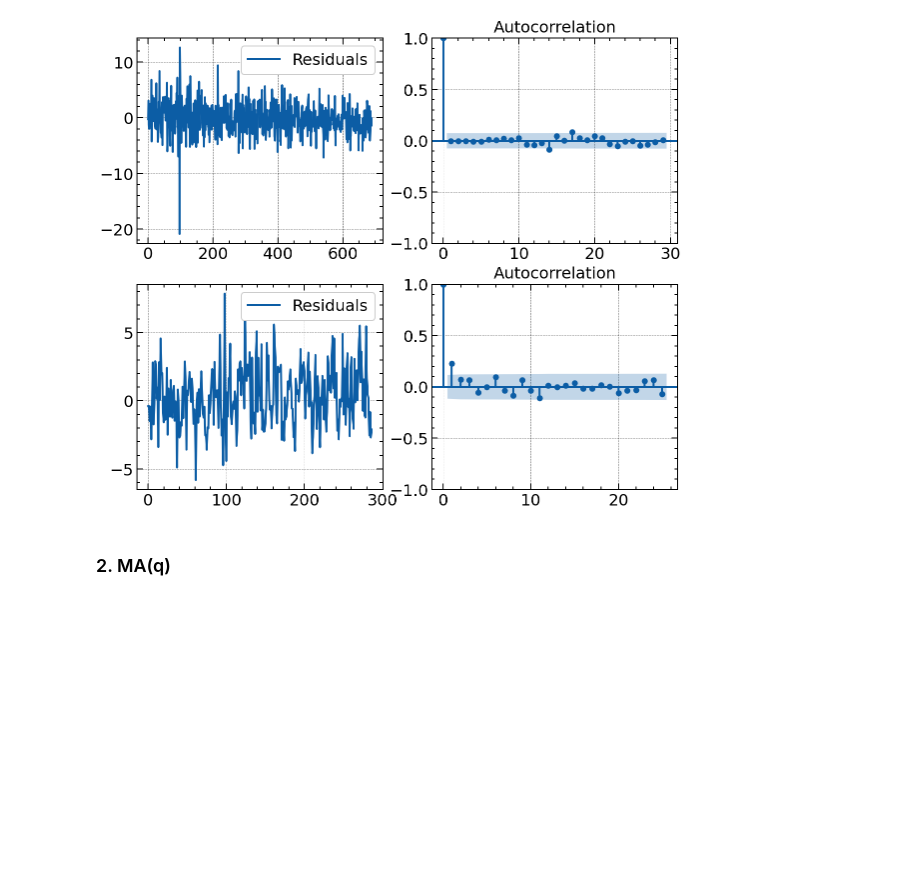
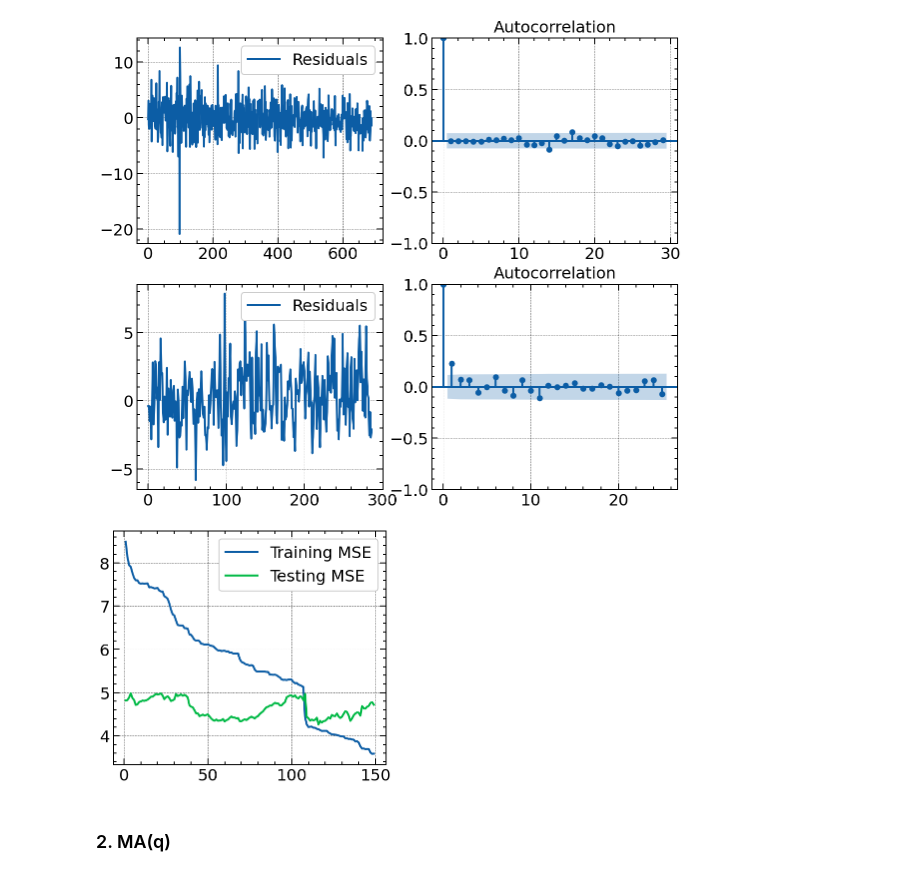
Before and after one commit to Sinbad-The-Sailor/Machine-Learning-Notebooks, a Jupyter notebook: time_series_anaylsis.ipynb, the cells around one changed output. Saved outputs shown, nothing was run; the diff lists cells and outputs as text; code cells hidden in the pictures; blank space fills up the shorter version.

```diff
--- a/time_series_anaylsis.ipynb
+++ b/time_series_anaylsis.ipynb
@@ -151,6 +151,32 @@ fig.set_size_inches(9.7, 8.3)
 plt.show()
 # %% [output]
 [figure]
+# %%
+def mse(data: np.array, predictions: np.array) -> np.array:
+    if len(data) != len(predictions):
+        raise ValueError
+    constant_factor = 1 / len(data)
+    return constant_factor * (data - predictions).T @ (data-predictions)
+# %%
+training_mse = []
+validation_mse = []
+lags = range(1,150)
+
+for p in lags:
+    phi = fit_ar_model(np.array(df_training), p)
+    test_prediction = step_prediction(phi, np.array(df_training))
+    vald_prediction = step_prediction(phi, np.array(df_validation))
+    training_mse.append(mse(np.array(df_training)[p:], test_prediction))
+    validation_mse.append(mse(np.array(df_validation)[p:], vald_prediction))
+# %%
+fig, ax = plt.subplots()
+ax.plot(lags, training_mse)
+ax.plot(lags, validation_mse)
+ax.legend(["Training MSE", "Testing MSE"])
+fig.set_size_inches(4.9, 4.3)
+plt.show()
+# %% [output]
+[figure, added]
 # %% [markdown]
 ### 2. MA(q)
 # %% [markdown]
```
